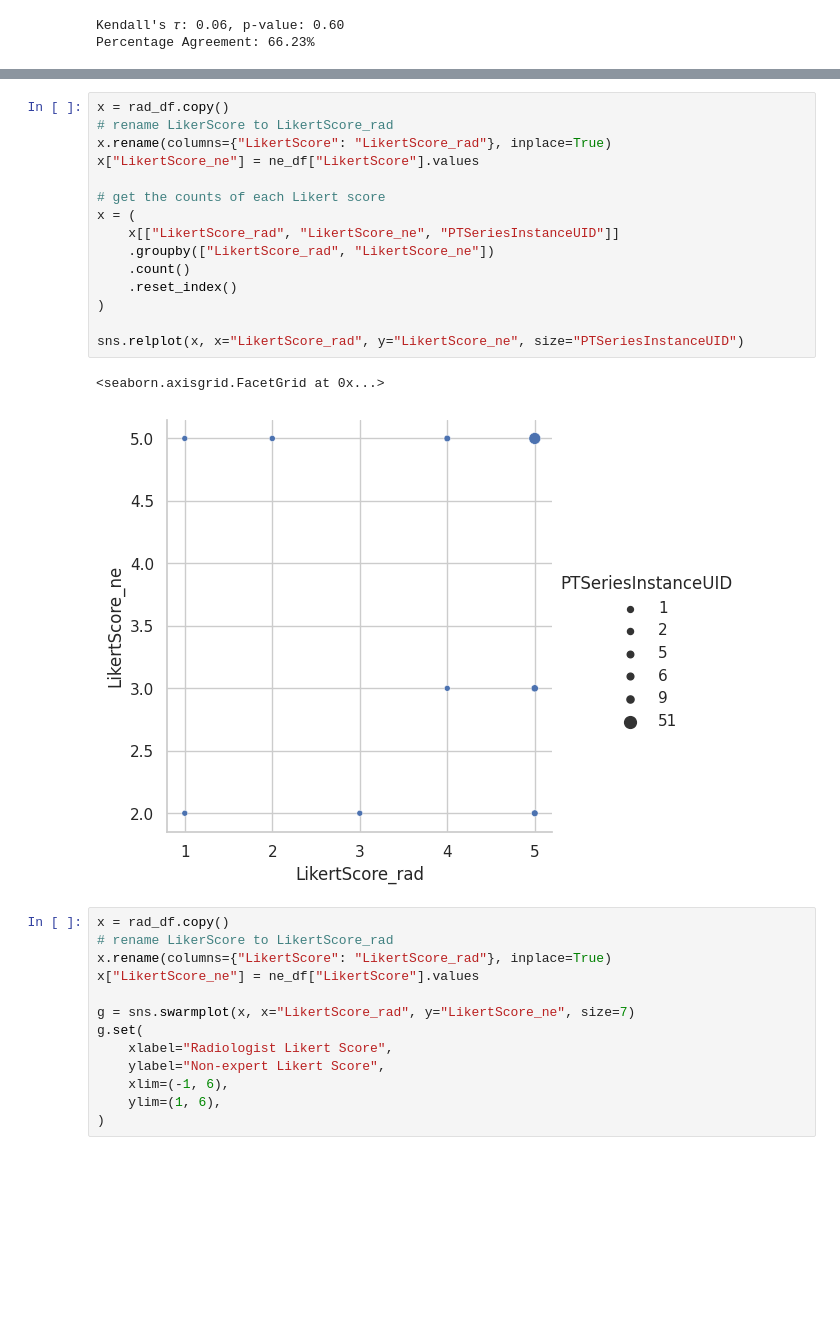
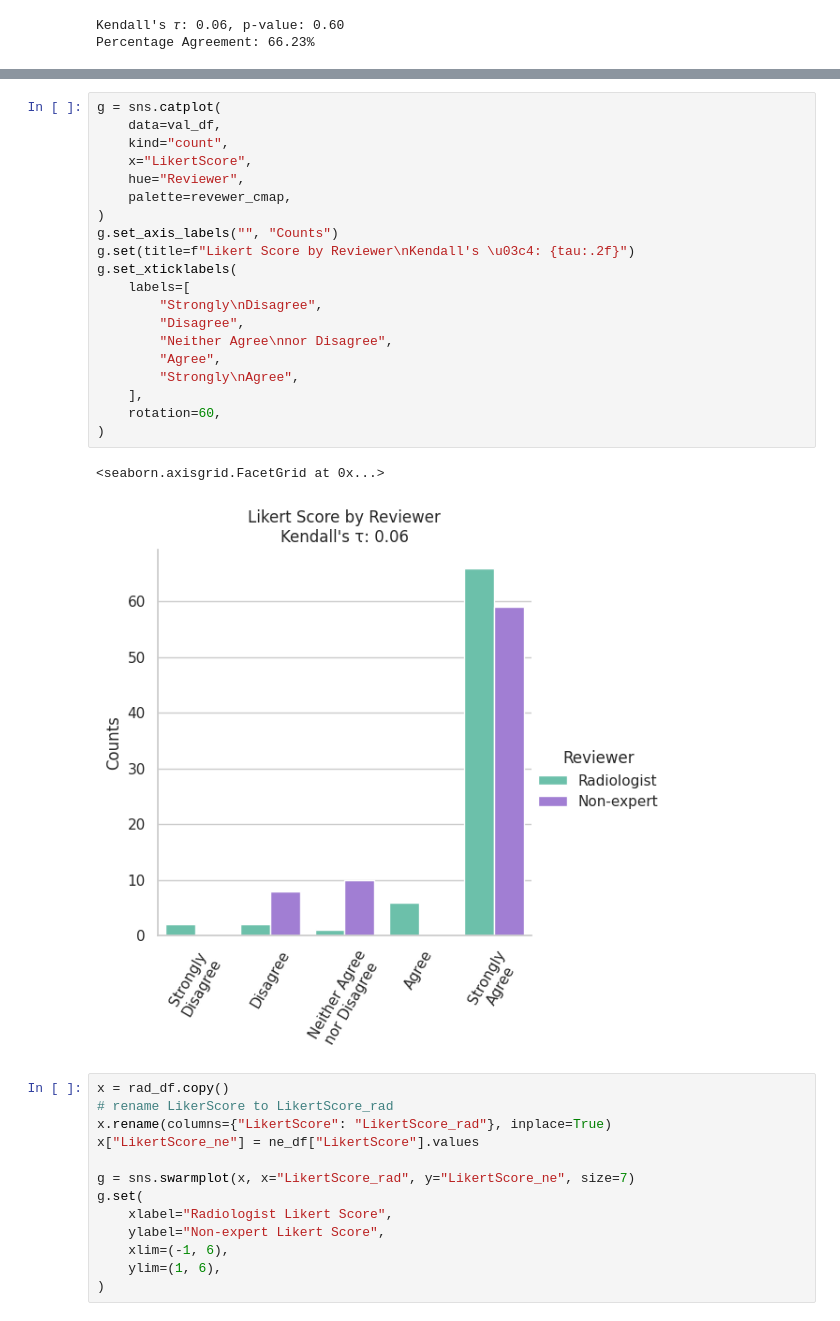
Before and after one commit to bamf-health/aimi-lung-pet-ct, a Jupyter notebook: model_performance.ipynb, the cells around one changed output, grey strips where cells are left out. Drawn from its saved outputs; the diff is of its cells as text; blank space fills up the shorter version.

Commit message:
update graphs

```diff
--- a/model_performance.ipynb
+++ b/model_performance.ipynb
@@ -179,21 +154,26 @@ g.set(title=f"Likert Score by Reviewer\n\u03c4: {tau:.2f}")
-# %%
-x = rad_df.copy()
-# rename LikerScore to LikertScore_rad
-x.rename(columns={"LikertScore": "LikertScore_rad"}, inplace=True)
-x["LikertScore_ne"] = ne_df["LikertScore"].values
-
-# get the counts of each Likert score
-x = (
-    x[["LikertScore_rad", "LikertScore_ne", "PTSeriesInstanceUID"]]
-    .groupby(["LikertScore_rad", "LikertScore_ne"])
-    .count()
-    .reset_index()
-)
-
-sns.relplot(x, x="LikertScore_rad", y="LikertScore_ne", size="PTSeriesInstanceUID")
-# %% [output]
-<seaborn.axisgrid.FacetGrid at 0x...>
-[figure, removed]
+# %%
+g = sns.catplot(
+    data=val_df,
+    kind="count",
+    x="LikertScore",
+    hue="Reviewer",
+    palette=revewer_cmap,
+)
+g.set_axis_labels("", "Counts")
+g.set(title=f"Likert Score by Reviewer\nKendall's \u03c4: {tau:.2f}")
+g.set_xticklabels(
+    labels=[
+        "Strongly\nDisagree",
+        "Disagree",
+        "Neither Agree\nnor Disagree",
+        "Agree",
+        "Strongly\nAgree",
+    ],
+    rotation=60,
+)
+# %% [output]
+<seaborn.axisgrid.FacetGrid at 0x...>
+[figure, added]
 # %%
 x = rad_df.copy()
 # rename LikerScore to LikertScore_rad
```
Also changed, not shown: parts of 6 cells of this notebook, 4 other files.
